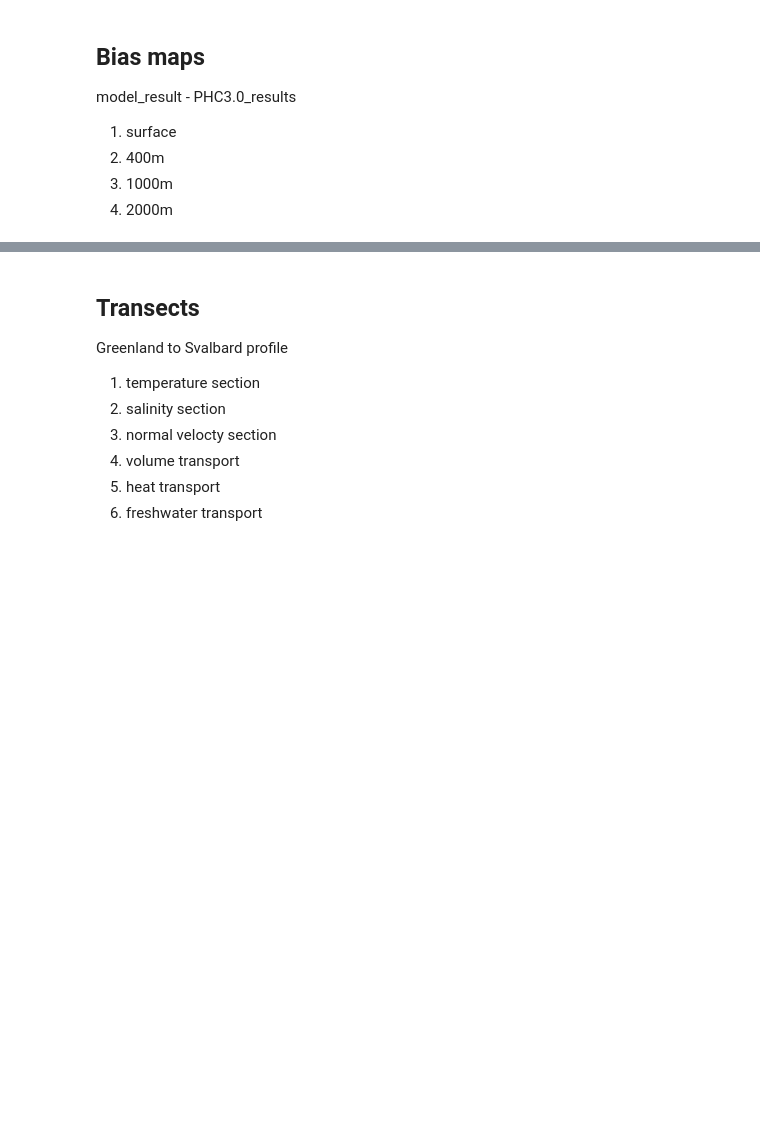
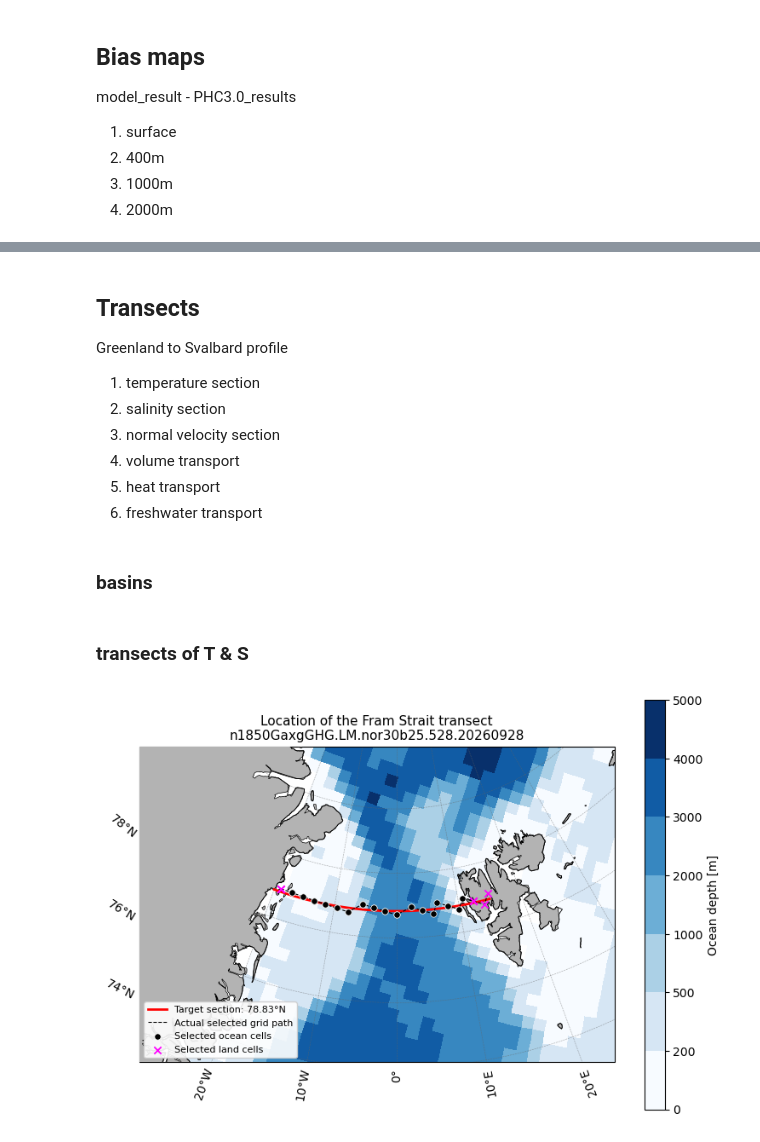
Before and after one commit to NorESMhub/blomster, a Jupyter notebook: notebooks/climatologies/Arctic_Ocean.ipynb, the cells around one changed output, grey strips where cells are left out. Drawn from its saved outputs; the diff is of its cells as text; code cells hidden in the pictures; blank space fills up the shorter version.

Commit message:
Add Arctic Ocean diagnostics

```diff
--- a/notebooks/climatologies/Arctic_Ocean.ipynb
+++ b/notebooks/climatologies/Arctic_Ocean.ipynb
@@ -405,10 +421,12 @@ plot_bias_depth(2000)
 Greenland to Svalbard profile
 1. temperature section
 2. salinity section
-3. normal velocty section
+3. normal velocity section
 4. volume transport
 5. heat transport
 6. freshwater transport
+# %% [markdown]
+### basins
 # %%
 # Transects across the Fram Strait
 # recognize diffirent basins
@@ -414,0 +495,2 @@ Greenland to Svalbard profile
+# %% [markdown]
+### transects of T & S
@@ -414,0 +568,35 @@ Greenland to Svalbard profile
+# %%
+projection = ccrs.NorthPolarStereo(central_longitude=0)
+data_crs = ccrs.PlateCarree()
+fig, ax = plt.subplots(figsize=(9, 8),subplot_kw={ "projection": projection,})
+# Ocean bathymetry
+bathymetry = np.where(model_mask,model_bottom,np.nan)
+depth_levels = [0,200,500,1000,2000,3000,4000,5000]
+depth_norm = mcolors.BoundaryNorm(depth_levels,ncolors=plt.colormaps["Blues"].N)
+bathymetry_plot = ax.pcolormesh(model_lon_180,model_lat,bathymetry,transform=data_crs,cmap="Blues",norm=depth_norm,shading="auto",zorder=1)
+
+# Land
+ax.add_feature( cfeature.LAND,facecolor="0.7",edgecolor="black",linewidth=0.5,zorder=3)
+ax.coastlines(resolution="50m",linewidth=0.6,zorder=4)
+
+# Ideal target section
+ax.plot(target_lons,np.full_like(target_lons,target_lat,dtype=float,),color="red",linewidth=2,transform=data_crs,label=f"Target section: {target_lat:.2f}°N",zorder=6)
+# Connect the actual selected grid-cell centres
+ax.plot(section_actual_lon_180,section_actual_lat,color="black",linestyle="--",linewidth=0.8,transform=data_crs,label="Actual selected grid path",zorder=7)
+# Selected ocean cells
+ax.scatter(section_actual_lon_180[section_wet],section_actual_lat[section_wet],s=28,color="black",edgecolor="white",linewidth=0.5,transform=data_crs,label="Selected ocean cells",zorder=8)
+
+# Selected land cells
+ax.scatter(section_actual_lon_180[~section_wet],section_actual_lat[~section_wet],s=36,marker="x",color="magenta",linewidth=1.3,transform=data_crs,label="Selected land cells",zorder=9)
+# Regional map extent
+ax.set_extent([-30, 25, 74, 83],crs=data_crs,)
+gridlines = ax.gridlines(crs=data_crs,draw_labels=True,x_inline=False,y_inline=False,xlocs=np.arange(-30, 31, 10),ylocs=np.arange(74, 84, 2),linewidth=0.4,color="0.4",alpha=0.6,linestyle="--",)
+gridlines.top_labels = False
+gridlines.right_labels = False
+ax.set_title("Location of the Fram Strait transect\n"f"{caseid}",fontsize=11,)
+fig.colorbar(bathymetry_plot,ax=ax,label="Ocean depth [m]",shrink=0.78,pad=0.05)
+
+ax.legend(loc="lower left",fontsize=8,framealpha=0.9)
+plt.show()
+# %% [output]
+[figure, added]
```
Also changed, not shown: parts of 23 cells of this notebook, 7 other files.
